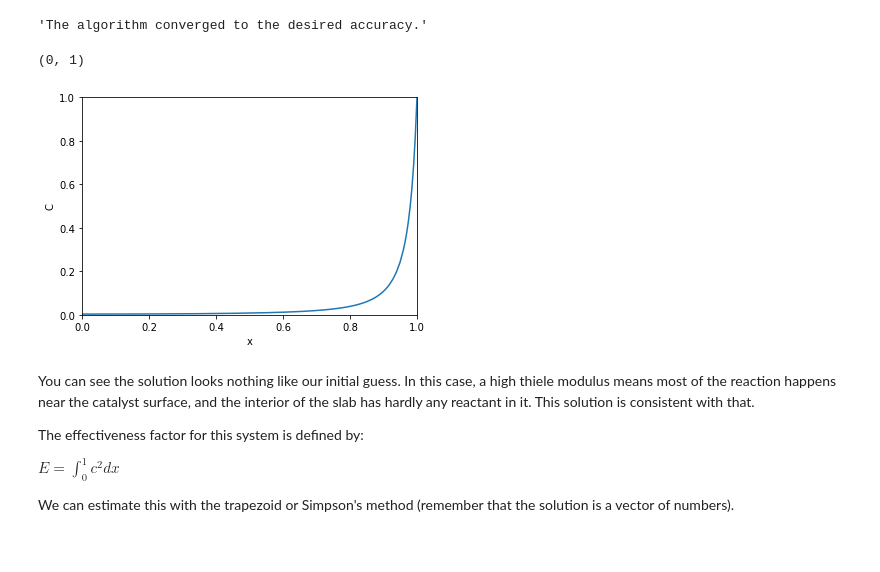
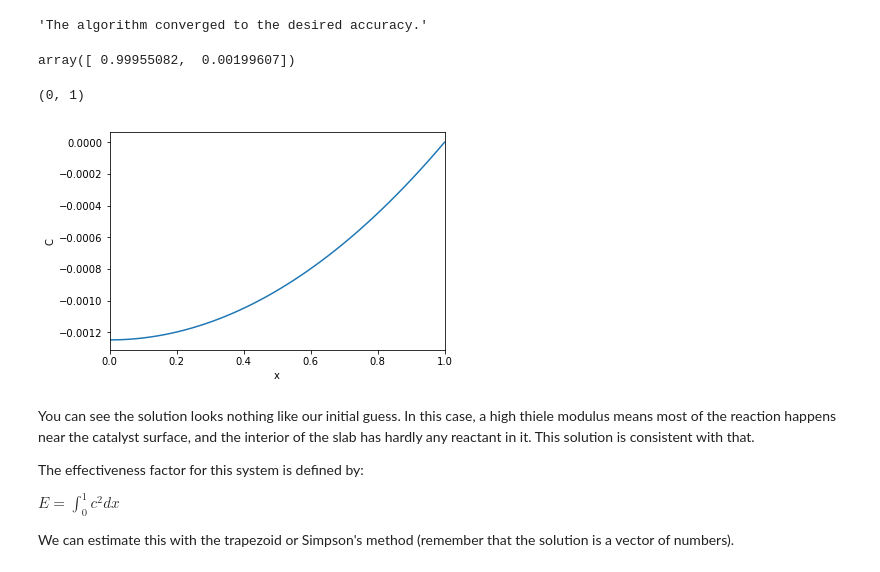
Before and after one commit to jkitchin/f18-06623, a Jupyter notebook: lectures/09-bvp.ipynb, the cells around one changed output. Saved outputs shown, nothing was run; the diff lists cells and outputs as text; code cells hidden in the pictures.

```diff
--- a/lectures/09-bvp.ipynb
+++ b/lectures/09-bvp.ipynb
@@ -240,7 +310,7 @@ with boundary conditions $c1'(0) = 0$ and $c1(0) = 1$.
 
 We begin with the required functions:
 # %%
-Phi = 50
+Phi = 0.050
 
 def bvp(x, C):
     c1, c2 = C
@@ -253,8 +323,9 @@ def bc(Ca, Cb):
     c1b, c2b = Cb
 
     # Now, evaluate the derivatives at the first boundary condition
-    c1prime, c2prime = bvp(0, [c1a, c2a])
-    return [c1prime,  # will all equal zero
+    #c1prime, c2prime = bvp(0, [c1a, c2a])
+    # c2 = c1', so c2a=0 is also a good way to set this boundary condition
+    return [c2a,  # will all equal zero
             c1b - 1]  # c1(b) = 1
 # %% [markdown]
 We need an initial guess. We make a naive one, that $c(x) = 1$ in the slab, i.e. there is no reaction. As usual, we visualize the guess to be sure it does what we intended.
@@ -271,20 +343,24 @@ plt.plot(X, C1)
 # %% [markdown]
 Now we solve the system.
 # %%
-C = [C1, C2]
-sol = solve_bvp(thiele, bc, X, C)
+C = [C1, C2]  # Combine into a single guess for the solution
+sol = solve_bvp(bvp, bc, X, C)
 sol.message
 # %% [output]
 'The algorithm converged to the desired accuracy.'
+# %%
+sol.sol(0.8)
+# %% [output]
+array([ 0.99955082,  0.00199607])
 # %%
-plt.plot(sol.x, sol.y[0])
+plt.plot(sol.x, sol.y[0] - 1)
 plt.xlabel('x')
 plt.ylabel('C')
 plt.xlim([0, 1])
-plt.ylim([0, 1])
+#plt.ylim([0, 1.1])
 # %% [output]
 (0, 1)
-[figure, old version]
+[figure, new version]
 # %% [markdown]
 You can see the solution looks nothing like our initial guess. In this case, a high thiele modulus means most of the reaction happens near the catalyst surface, and the interior of the slab has hardly any reactant in it. This solution is consistent with that.
 
```
Also changed, not shown: parts of 18 cells of this notebook, 1 other file.
